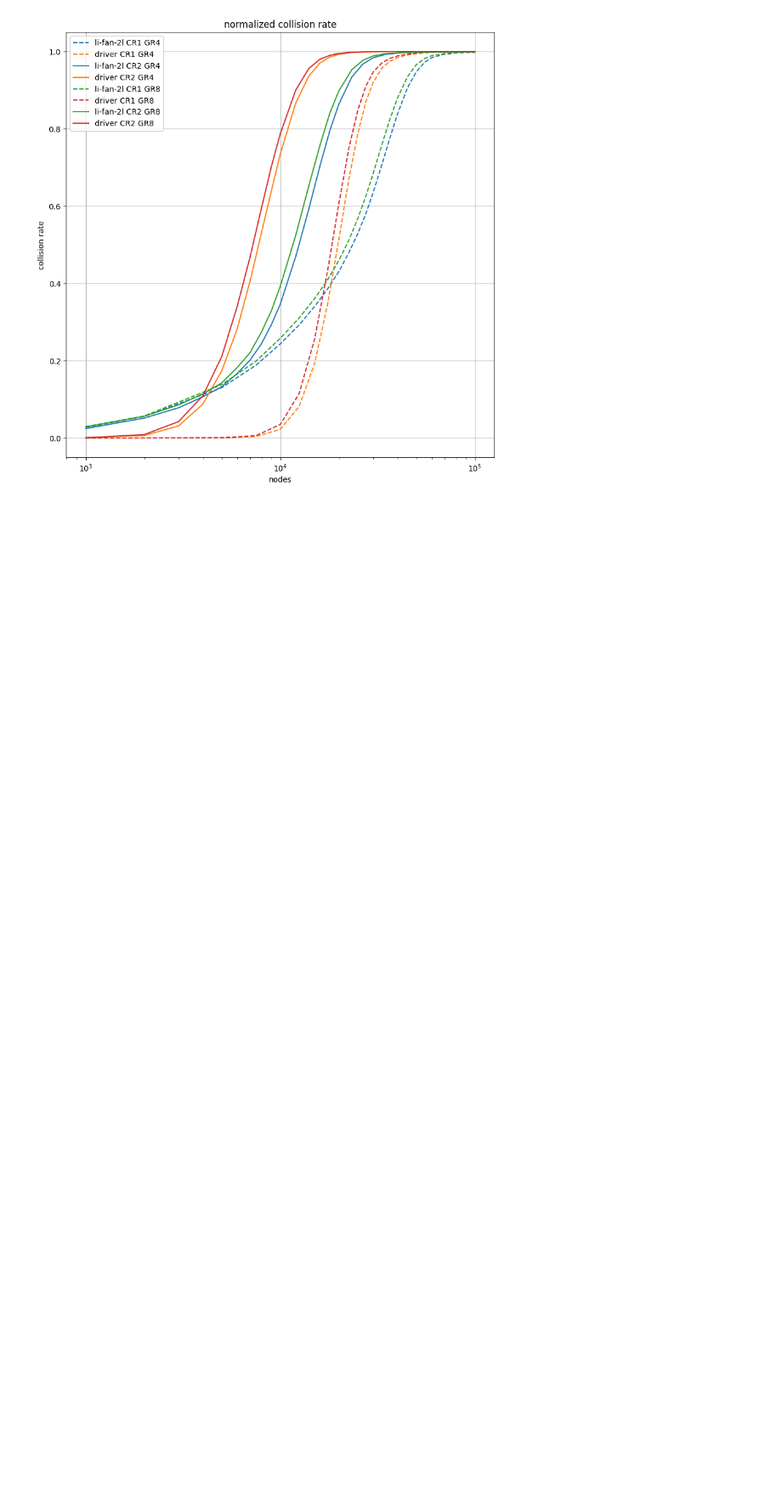
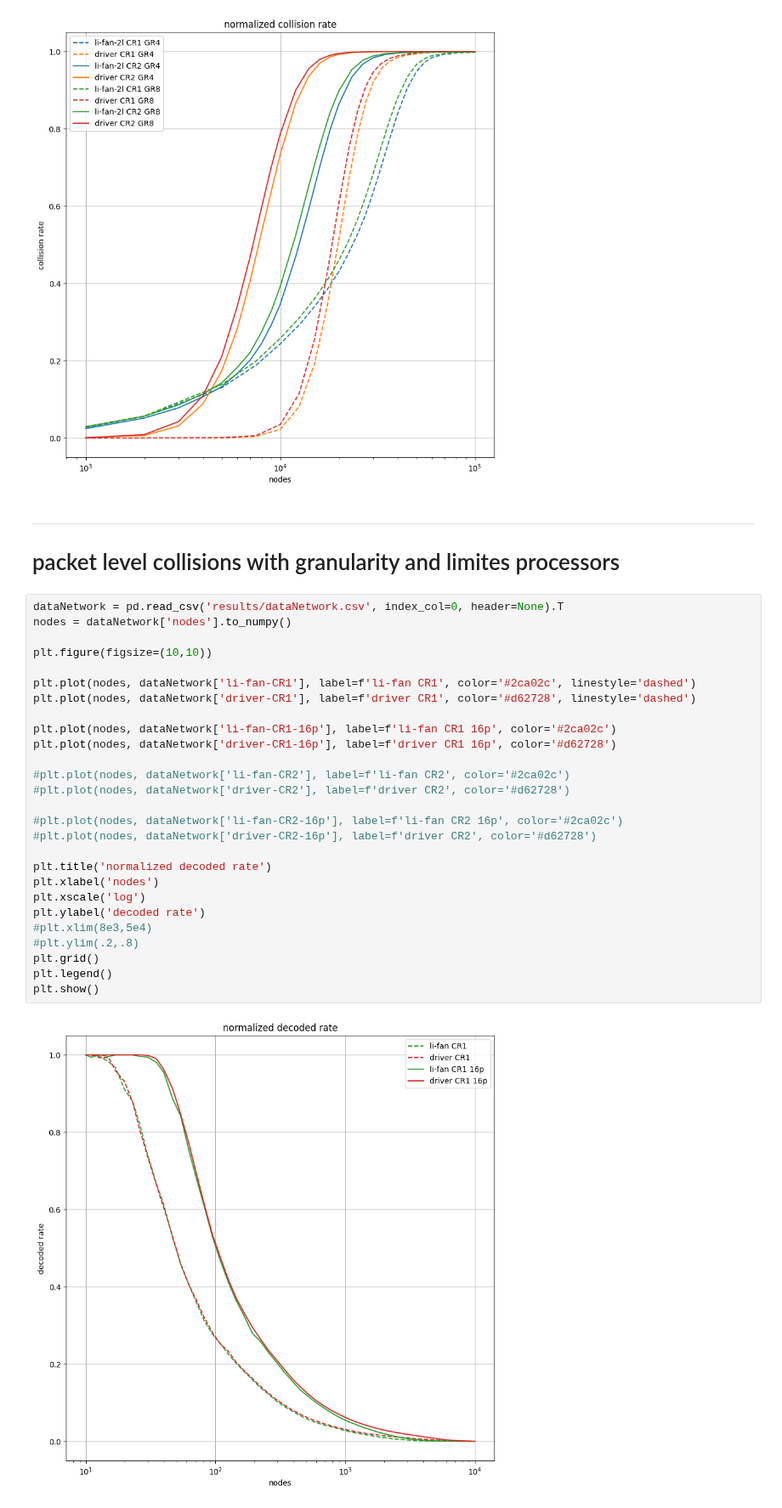
Before and after one commit to diegomm6/lr-fhss_seq-families, a Jupyter notebook: plots.ipynb, the cells around one changed output. Shown at 85% size. Saved outputs shown, nothing was run; the diff lists cells and outputs as text; blank space fills up the shorter version.

Commit message:
fixed bugs in LoRaNetwork model; new results added

```diff
--- a/plots.ipynb
+++ b/plots.ipynb
@@ -325,3 +325,35 @@ plt.legend()
 plt.show()
 # %% [output]
 [figure]
+# %% [markdown]
+---
+# packet level collisions with granularity and limites processors
+# %%
+dataNetwork = pd.read_csv('results/dataNetwork.csv', index_col=0, header=None).T
+nodes = dataNetwork['nodes'].to_numpy()
+
+plt.figure(figsize=(10,10))
+
+plt.plot(nodes, dataNetwork['li-fan-CR1'], label=f'li-fan CR1', color='#2ca02c', linestyle='dashed')
+plt.plot(nodes, dataNetwork['driver-CR1'], label=f'driver CR1', color='#d62728', linestyle='dashed')
+
+plt.plot(nodes, dataNetwork['li-fan-CR1-16p'], label=f'li-fan CR1 16p', color='#2ca02c')
+plt.plot(nodes, dataNetwork['driver-CR1-16p'], label=f'driver CR1 16p', color='#d62728')
+
+#plt.plot(nodes, dataNetwork['li-fan-CR2'], label=f'li-fan CR2', color='#2ca02c')
+#plt.plot(nodes, dataNetwork['driver-CR2'], label=f'driver CR2', color='#d62728')
+
+#plt.plot(nodes, dataNetwork['li-fan-CR2-16p'], label=f'li-fan CR2 16p', color='#2ca02c')
+#plt.plot(nodes, dataNetwork['driver-CR2-16p'], label=f'driver CR2', color='#d62728')
+
+plt.title('normalized decoded rate')
+plt.xlabel('nodes')
+plt.xscale('log')
+plt.ylabel('decoded rate')
+#plt.xlim(8e3,5e4)
+#plt.ylim(.2,.8)
+plt.grid()
+plt.legend()
+plt.show()
+# %% [output]
+[figure, added]
```
Also changed, not shown: 9 other files.
